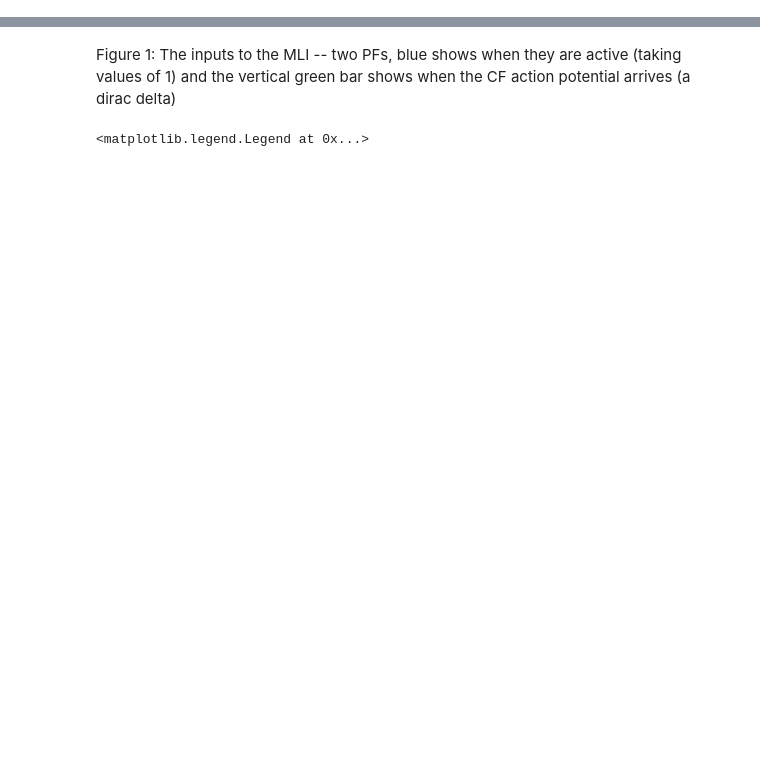
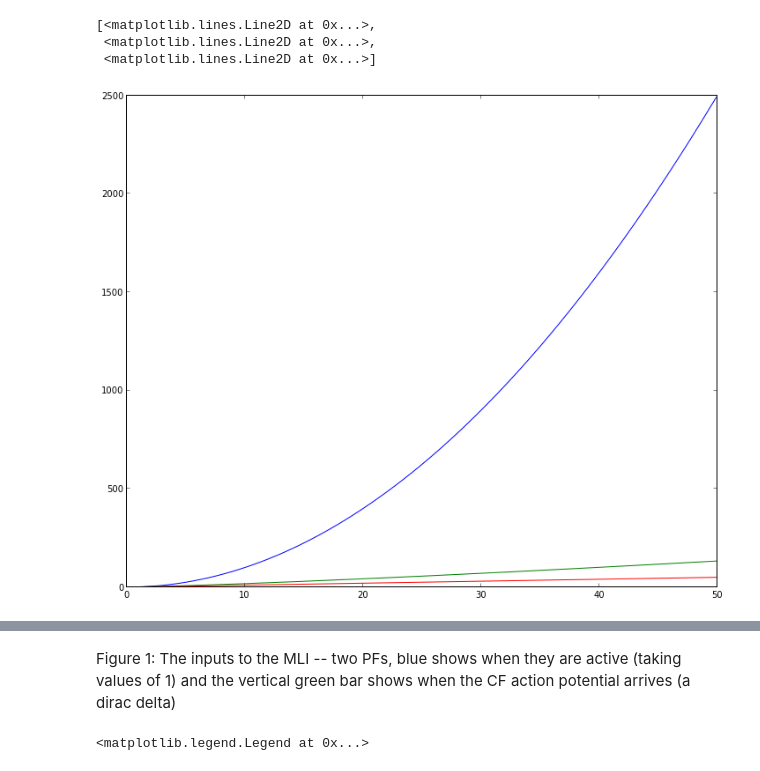
Before and after one commit to blennon/research, a Jupyter notebook: mli_rate_net/simple_hebb_and_cf_learning.ipynb, the cells around one changed output, grey strips where cells are left out. Saved outputs shown, nothing was run; the diff lists cells and outputs as text; code cells hidden in the pictures; blank space fills up the shorter version.

```diff
--- a/mli_rate_net/simple_hebb_and_cf_learning.ipynb
+++ b/mli_rate_net/simple_hebb_and_cf_learning.ipynb
@@ -1,3 +1,12 @@
+# %%
+figure(figsize=(12,10))
+x = arange(0,50,.1)
+plot(x,x**2,x,x**1.25,x,x)
+# %% [output]
+[<matplotlib.lines.Line2D at 0x...>,
+ <matplotlib.lines.Line2D at 0x...>,
+ <matplotlib.lines.Line2D at 0x...>]
+[figure, added]
 # %%
 def update_firing_rate(u,PF,CF,w,A,time_step):
     dudt = -A*u + dot(PF,w) + CF
```
Also changed, not shown: parts of 6 cells of this notebook, 1 other file.
